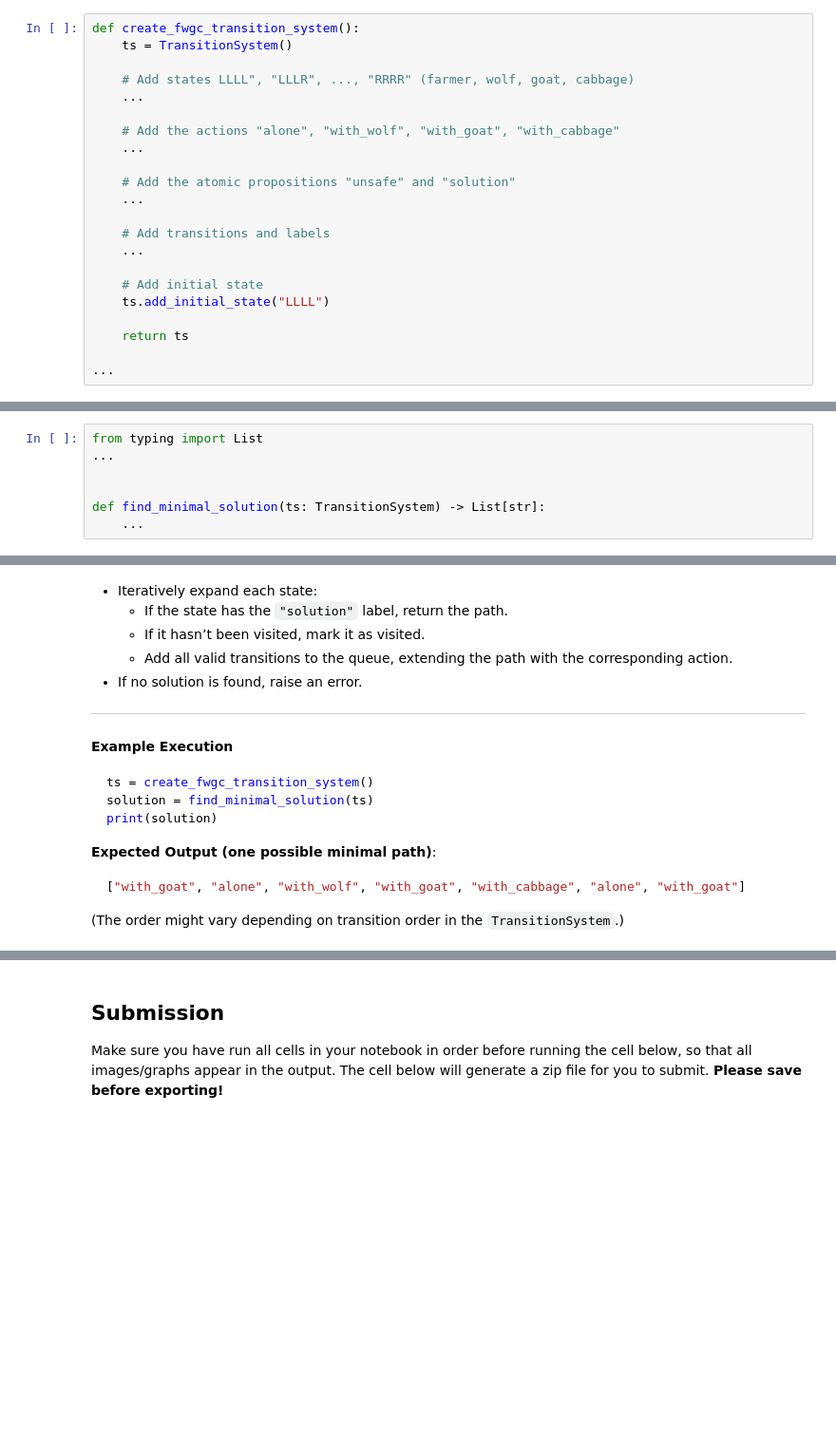
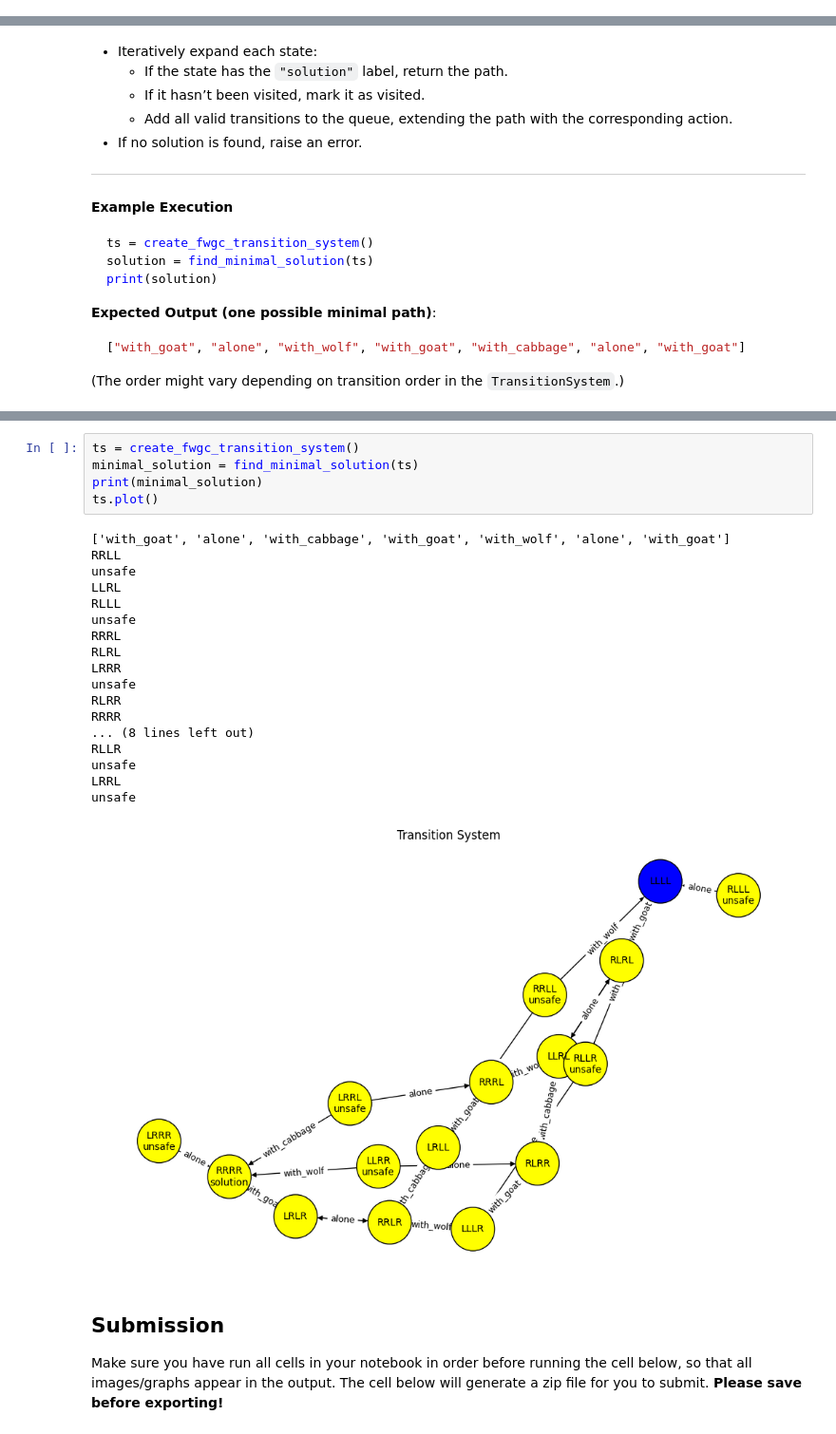
Before and after one commit to RonYaacov/HM-BGU, a Jupyter notebook: six_semester/software_verification/task_1/HW1.ipynb, the cells around one changed output, grey strips where cells are left out. Shown at 95% size. Drawn from its saved outputs; the diff is of its cells as text; blank space fills up the shorter version.

```diff
--- a/six_semester/software_verification/task_1/HW1.ipynb
+++ b/six_semester/software_verification/task_1/HW1.ipynb
@@ -449,25 +522,3 @@ When `create_fwgc_transition_system()` is called, it should return an instance o
 - The `"LLLL"` state is the initial state.
 - The `"RRRR"` state is marked as `"solution"`.
 - `"unsafe"` states are properly labeled.
-# %%
-def create_fwgc_transition_system():
-    ts = TransitionSystem()
-
-    # Add states LLLL", "LLLR", ..., "RRRR" (farmer, wolf, goat, cabbage)
-    ...
-
-    # Add the actions "alone", "with_wolf", "with_goat", "with_cabbage"
-    ...
-
-    # Add the atomic propositions "unsafe" and "solution"
-    ...
-
-    # Add transitions and labels
-    ...
-
-    # Add initial state
-    ts.add_initial_state("LLLL")
-
-    return ts
-
-...
@@ -480,10 +579,3 @@ grader.check("q2.1")
 After constructing the transition system for the **Farmer-Wolf-Goat-Cabbage (FWGC) problem**, the next task is to find the shortest valid sequence of moves that leads from the **initial state** (`"LLLL"`) to the **solution state** (`"RRRR"`).
 
 Implement the function:
-# %%
-from typing import List
-...
-
-
-def find_minimal_solution(ts: TransitionSystem) -> List[str]:
-    ...
@@ -522,3 +659,27 @@ grader.check("q2.2")
+# %%
+ts = create_fwgc_transition_system()
+minimal_solution = find_minimal_solution(ts)
+print(minimal_solution)
+ts.plot()
+# %% [output]
+['with_goat', 'alone', 'with_cabbage', 'with_goat', 'with_wolf', 'alone', 'with_goat']
+RRLL
+unsafe
+LLRL
+RLLL
+unsafe
+RRRL
+RLRL
+LRRR
+unsafe
+RLRR
+RRRR
+... (8 lines left out)
+RLLR
+unsafe
+LRRL
+unsafe
+[figure, added]
 # %% [markdown]
 ## Submission
 
```
Also changed, not shown: parts of 7 cells of this notebook, 3 other files.
